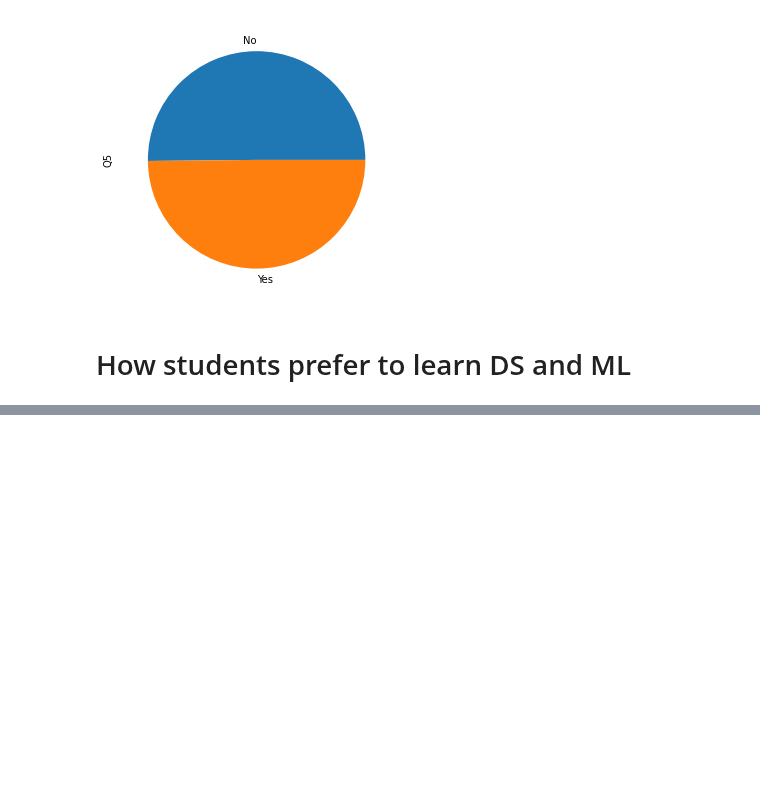
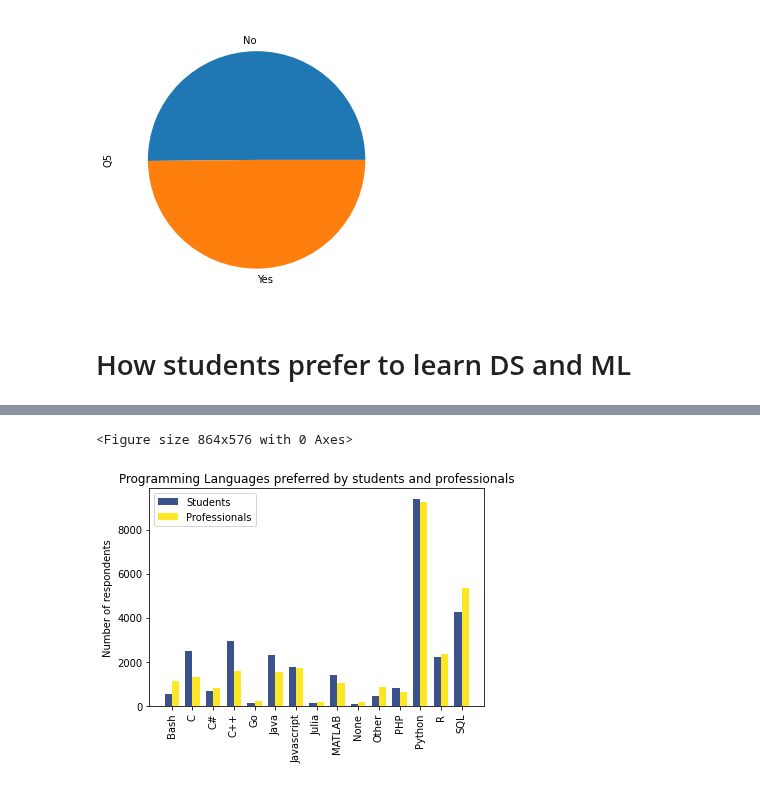
Before and after one commit to silvererudite/30-for-30-ml-projects, a Jupyter notebook: visualizations/kaggle-analysis.ipynb, the cells around one changed output, grey strips where cells are left out. Drawn from its saved outputs; the diff is of its cells as text; code cells hidden in the pictures; blank space fills up the shorter version.

```diff
--- a/visualizations/kaggle-analysis.ipynb
+++ b/visualizations/kaggle-analysis.ipynb
@@ -104,0 +132,5 @@ Text(0.5, 1.0, 'Popular learning platforms for professionals')
+# %%
+progLang_prefer = data_df.loc[:,'Q12_1':'Q12_15']
+progLang_prefer['Q5'] = data_df['Q5']
+
+progLang_prefer.head()
@@ -104,0 +148,6 @@ Text(0.5, 1.0, 'Popular learning platforms for professionals')
+# %%
+students_plang = progLang_prefer.loc[(progLang_prefer['Q5'] == 'Yes'),'Q12_1':'Q12_15'].apply(pd.value_counts).fillna(0).astype(int)
+students_plang = students_plang.sum(axis=1)
+
+pros_plang = progLang_prefer.loc[(progLang_prefer['Q5'] == 'No'),'Q12_1':'Q12_15'].apply(pd.value_counts).fillna(0).astype(int)
+pros_plang = pros_plang.sum(axis=1)
@@ -104,0 +192,20 @@ Text(0.5, 1.0, 'Popular learning platforms for professionals')
+# %%
+plt.figure(figsize=(12,8))
+x = np.arange(len(students_plang))
+width = 0.35
+
+fig, ax = plt.subplots()
+rects1 = ax.bar(x - width/2, students_plang, width, label='Students', color='#3b528b')
+rects2 = ax.bar(x + width/2, pros_plang, width, label='Professionals', color='#fde725')
+
+
+ax.set_ylabel('Number of respondents')
+ax.set_title('Programming Languages preferred by students and professionals')
+ax.set_xticks(x, students_plang.index)
+plt.xticks(rotation=90)
+ax.legend()
+
+plt.show()
+# %% [output]
+<Figure size 864x576 with 0 Axes>
+[figure, added]
```
Also changed, not shown: parts of 10 cells of this notebook.
